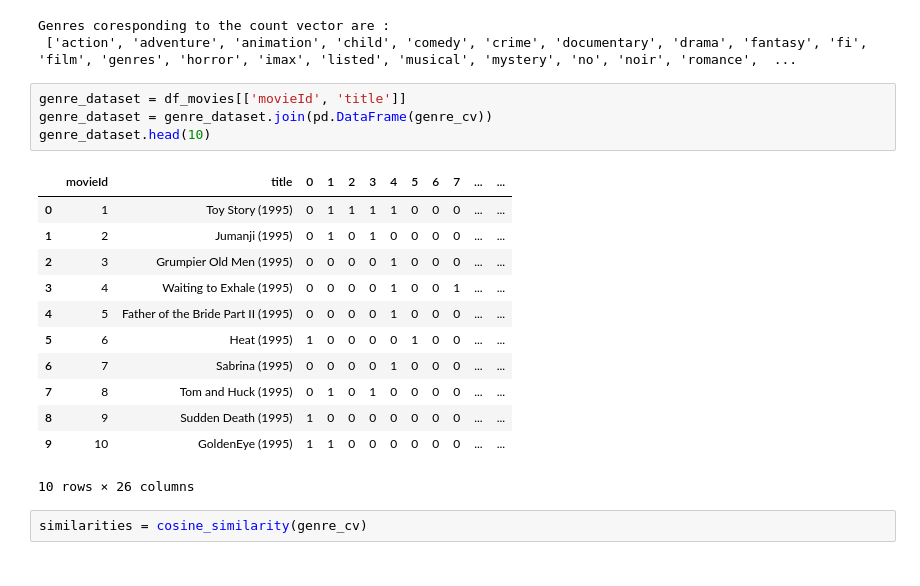
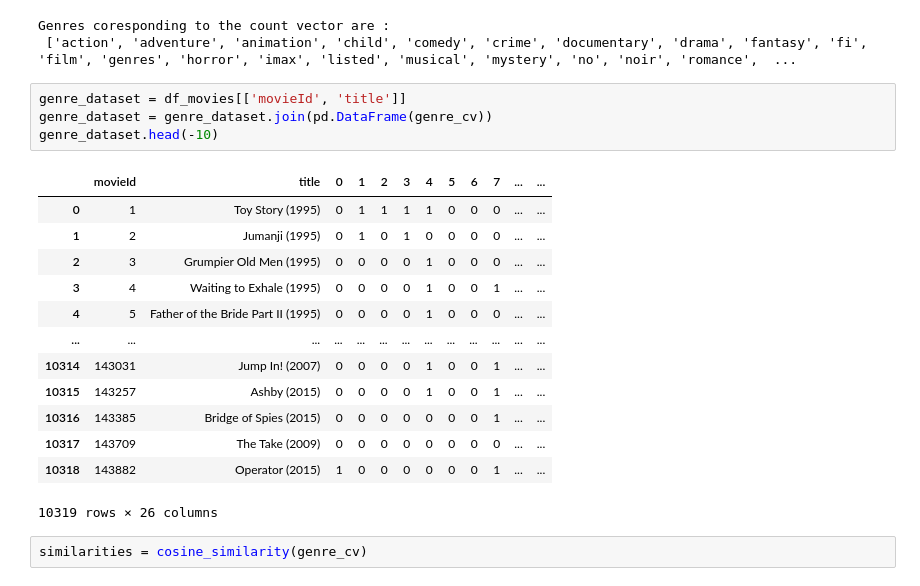
Before and after one commit to arghyadeep99/Movieflix, a Jupyter notebook: Movieflix.ipynb, the cells around one changed output. Cells and saved outputs as stored; diff of their text form.

```diff
--- a/Movieflix.ipynb
+++ b/Movieflix.ipynb
@@ -389,20 +389,21 @@ Genres coresponding to the count vector are :
 # %%
 genre_dataset = df_movies[['movieId', 'title']]
 genre_dataset = genre_dataset.join(pd.DataFrame(genre_cv))
-genre_dataset.head(10)
+genre_dataset.head(-10)
 # %% [output]
 |  | movieId | title | 0 | 1 | 2 | 3 | 4 | 5 | 6 | 7 | ... | ... |
 | 0 | 1 | Toy Story (1995) | 0 | 1 | 1 | 1 | 1 | 0 | 0 | 0 | ... | ... |
 | 1 | 2 | Jumanji (1995) | 0 | 1 | 0 | 1 | 0 | 0 | 0 | 0 | ... | ... |
 | 2 | 3 | Grumpier Old Men (1995) | 0 | 0 | 0 | 0 | 1 | 0 | 0 | 0 | ... | ... |
 | 3 | 4 | Waiting to Exhale (1995) | 0 | 0 | 0 | 0 | 1 | 0 | 0 | 1 | ... | ... |
 | 4 | 5 | Father of the Bride Part II (1995) | 0 | 0 | 0 | 0 | 1 | 0 | 0 | 0 | ... | ... |
-| 5 | 6 | Heat (1995) | 1 | 0 | 0 | 0 | 0 | 1 | 0 | 0 | ... | ... |
-| 6 | 7 | Sabrina (1995) | 0 | 0 | 0 | 0 | 1 | 0 | 0 | 0 | ... | ... |
-| 7 | 8 | Tom and Huck (1995) | 0 | 1 | 0 | 1 | 0 | 0 | 0 | 0 | ... | ... |
-| 8 | 9 | Sudden Death (1995) | 1 | 0 | 0 | 0 | 0 | 0 | 0 | 0 | ... | ... |
-| 9 | 10 | GoldenEye (1995) | 1 | 1 | 0 | 0 | 0 | 0 | 0 | 0 | ... | ... |
+| ... | ... | ... | ... | ... | ... | ... | ... | ... | ... | ... | ... | ... |
+| 10314 | 143031 | Jump In! (2007) | 0 | 0 | 0 | 0 | 1 | 0 | 0 | 1 | ... | ... |
+| 10315 | 143257 | Ashby (2015) | 0 | 0 | 0 | 0 | 1 | 0 | 0 | 1 | ... | ... |
+| 10316 | 143385 | Bridge of Spies (2015) | 0 | 0 | 0 | 0 | 0 | 0 | 0 | 1 | ... | ... |
+| 10317 | 143709 | The Take (2009) | 0 | 0 | 0 | 0 | 0 | 0 | 0 | 0 | ... | ... |
+| 10318 | 143882 | Operator (2015) | 1 | 0 | 0 | 0 | 0 | 0 | 0 | 1 | ... | ... |
-10 rows × 26 columns
+10319 rows × 26 columns
 # %%
 similarities = cosine_similarity(genre_cv)
 # %%
```
Also changed, not shown: parts of 13 cells of this notebook.
